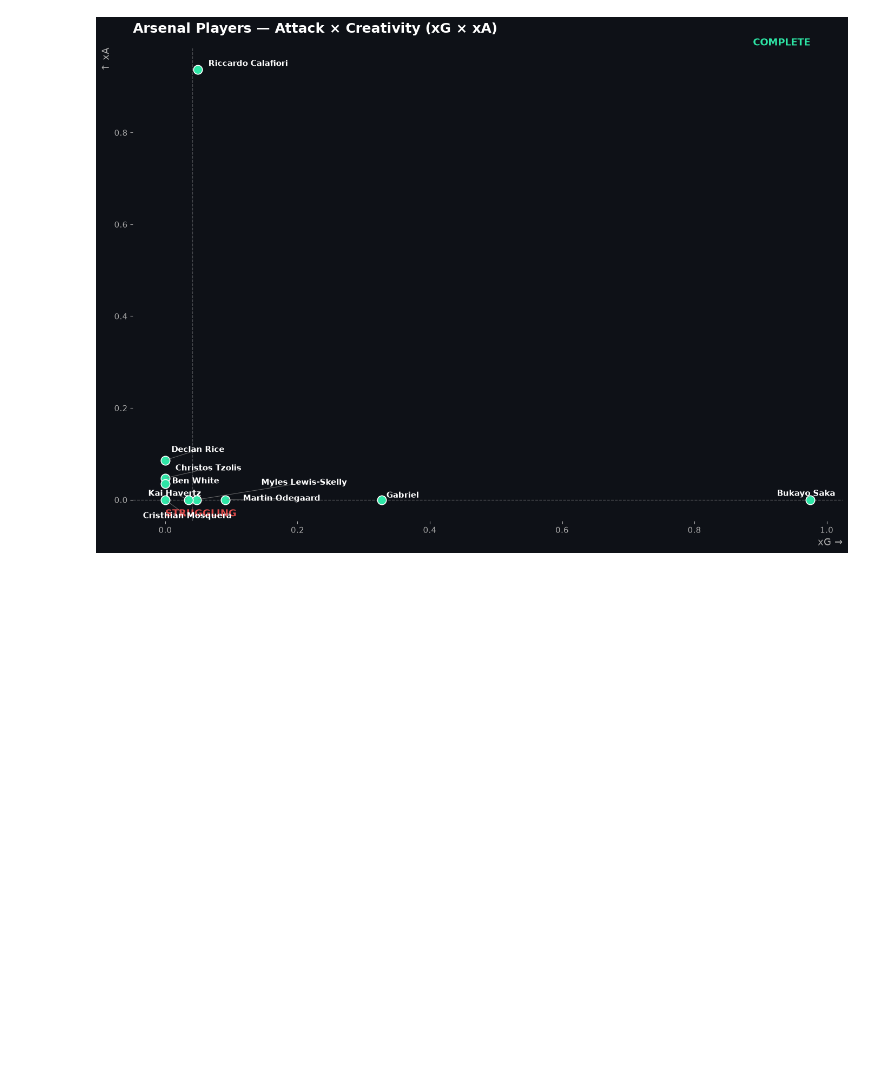
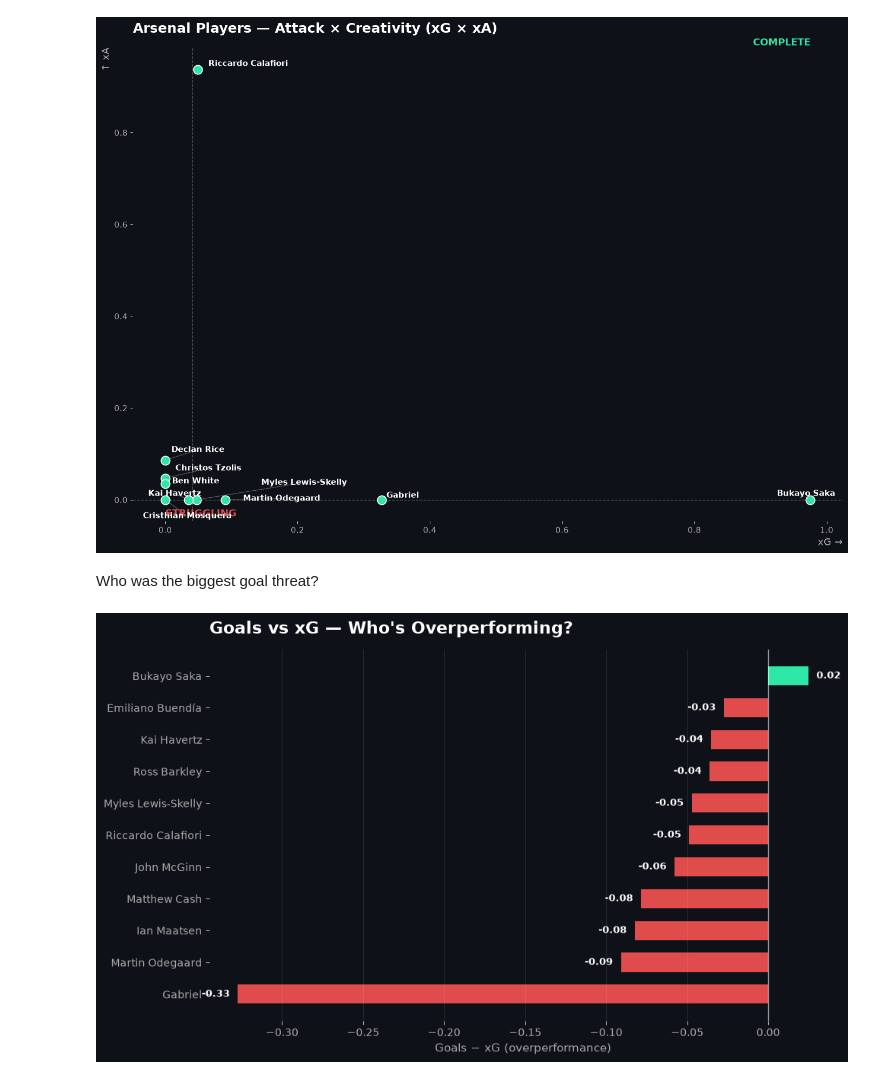
Before and after one commit to SalmaAllam8/football-data-visualization, a Jupyter notebook: Arsenal_undestats.ipynb, the cells around one changed output. Drawn from its saved outputs; the diff is of its cells as text; code cells hidden in the pictures; blank space fills up the shorter version.

```diff
--- a/Arsenal_undestats.ipynb
+++ b/Arsenal_undestats.ipynb
@@ -933,3 +933,51 @@ plt.show()
 # %% [output]
 Looks like you are using a tranform that doesn't support FancyArrowPatch, using ax.annotate instead. The arrows might strike through texts. Increasing shrinkA in arrowprops might help.
 [figure]
+# %% [markdown]
+Who was the biggest goal threat?
+# %%
+df["xG_overperformance"] = df["goals"] - df["xG"]
+# %%
+
+# Sort so biggest overperformers are at top
+plot_df = df[df["xG_overperformance"] != 0].sort_values("xG_overperformance", ascending=True)
+# Optional: limit to top N (e.g. top 15 by absolute over/underperformance)
+# plot_df = df.reindex(df["xG_overperformance"].abs().sort_values(ascending=False).index).head(15)
+# plot_df = plot_df.sort_values("xG_overperformance", ascending=True)
+
+colors = ["#2ee6a6" if v >= 0 else "#e04b4b" for v in plot_df["xG_overperformance"]]
+
+fig, ax = plt.subplots(figsize=(10, max(6, len(plot_df) * 0.35)), facecolor="#0e1117")
+ax.set_facecolor("#0e1117")
+
+bars = ax.barh(plot_df["player"], plot_df["xG_overperformance"], color=colors, height=0.6)
+
+# Zero line for reference
+ax.axvline(0, color="white", linewidth=1, alpha=0.5)
+
+# Value labels at the end of each bar
+for bar, val in zip(bars, plot_df["xG_overperformance"]):
+    ax.text(
+        val + (0.005 if val >= 0 else -0.005),
+        bar.get_y() + bar.get_height() / 2,
+        f"{val:.2f}",
+        va="center",
+        ha="left" if val >= 0 else "right",
+        color="white",
+        fontsize=9,
+        fontweight="bold"
+    )
+
+# Styling
+ax.set_title("Goals vs xG — Who's Overperforming?", color="white",
+             fontsize=16, fontweight="bold", loc="left", pad=15)
+ax.set_xlabel("Goals − xG (overperformance)", color="#aaaaaa", fontsize=11)
+ax.tick_params(colors="#aaaaaa", labelsize=10)
+for spine in ax.spines.values():
+    spine.set_visible(False)
+ax.grid(axis="x", color="white", alpha=0.1)
+
+plt.tight_layout()
+plt.show()
+# %% [output]
+[figure, added]
```
